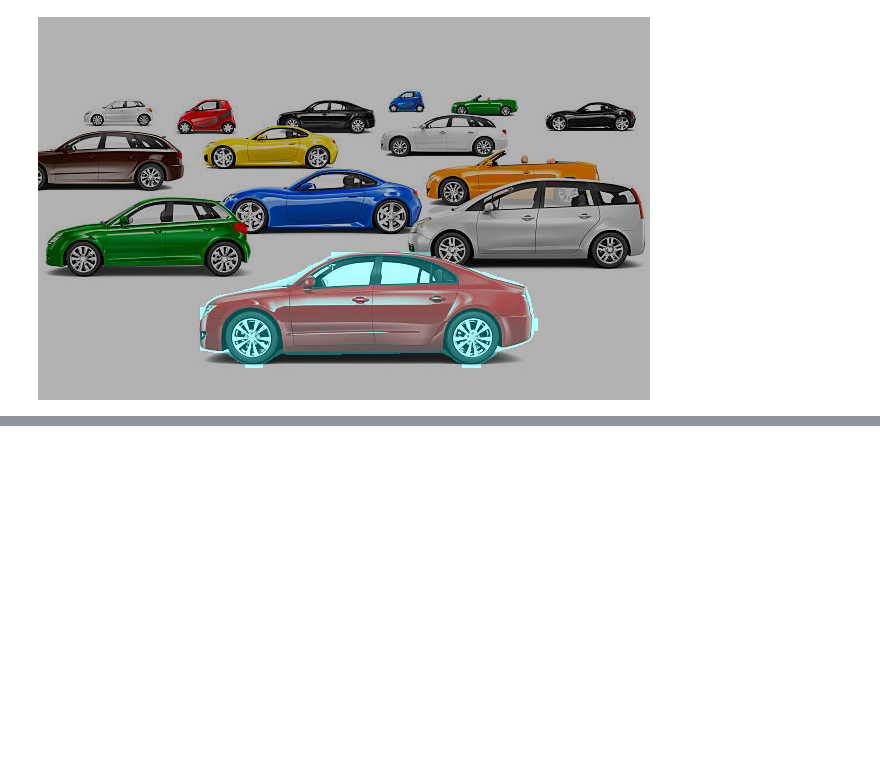
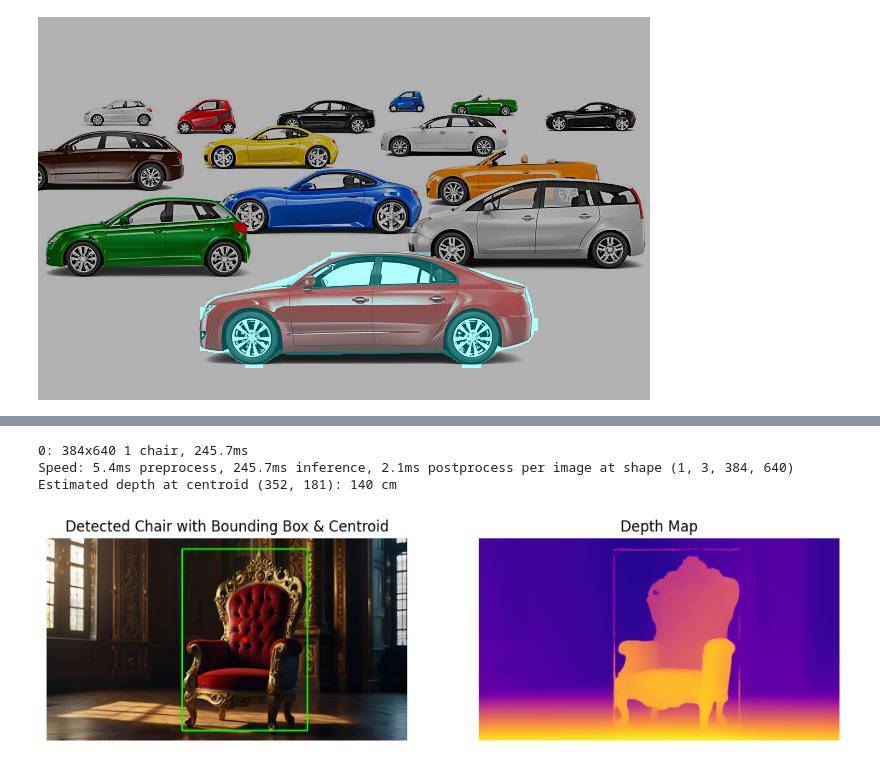
Before and after one commit to Hasithadissanayaka/FOT-MT-ETM4272, a Jupyter notebook: b5_tha3_443.ipynb, the cells around one changed output, grey strips where cells are left out. Cells and saved outputs as stored; diff of their text form; code cells hidden in the pictures; blank space fills up the shorter version.

```diff
--- a/b5_tha3_443.ipynb
+++ b/b5_tha3_443.ipynb
@@ -136,0 +250,52 @@ if largest_mask is not None:
+# %%
+def get_depth_at_centroid(image, centroid):
+    if centroid is None:
+        print("No chair detected!")
+        return None, None
+
+    # Convert the image to RGB format (DepthAnything model might expect RGB format)
+    image_rgb = cv2.cvtColor(image, cv2.COLOR_BGR2RGB)
+
+    # Convert OpenCV image to PIL Image
+    pil_image = Image.fromarray(image_rgb)
+
+    # Get the depth map using Hugging Face pipeline
+    depth_map_pil = pipe(pil_image)["depth"]
+
+    # Convert PIL Image to numpy array for easy indexing
+    depth_map = np.array(depth_map_pil)
+
+    # Extract depth value at the centroid position
+    depth_value = depth_map[centroid[1], centroid[0]]  # Access depth at centroid
+    return depth_map, depth_value
+
+# Main Execution
+image_path = "/content/drive/MyDrive/Colab Notebooks/kingChair.jpg"
+image, centroid, bbox = detect_chair(image_path)
+
+if centroid:
+    depth_map, depth_value = get_depth_at_centroid(image, centroid)
+    print(f"Estimated depth at centroid {centroid}: {depth_value} cm")
+
+    # Plot the image and depth map
+    fig, (ax1, ax2) = plt.subplots(1, 2, figsize=(12, 6))
+
+    # Plot the original image with bounding box and centroid
+    ax1.imshow(cv2.cvtColor(image, cv2.COLOR_BGR2RGB))
+    ax1.set_title('Detected Chair with Bounding Box & Centroid')
+    ax1.axis('off')
+
+    # Plot the depth map
+    ax2.imshow(depth_map, cmap='plasma')  # Use a colormap for better visualization
+    ax2.set_title('Depth Map')
+    ax2.axis('off')
+
+    # Display the plots
+    plt.show()
+else:
+    print("Chair not detected in the image.")
+# %% [output]
+0: 384x640 1 chair, 245.7ms
+Speed: 5.4ms preprocess, 245.7ms inference, 2.1ms postprocess per image at shape (1, 3, 384, 640)
+Estimated depth at centroid (352, 181): 140 cm
+[figure, added]
```
Also changed, not shown: parts of 20 cells of this notebook.
